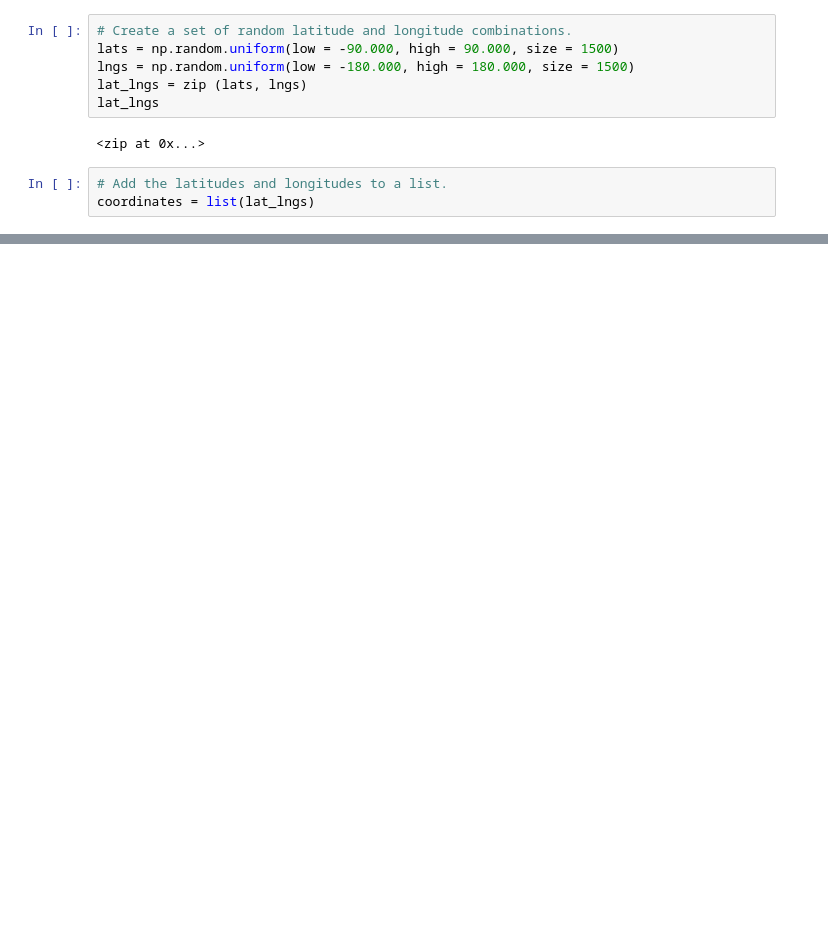
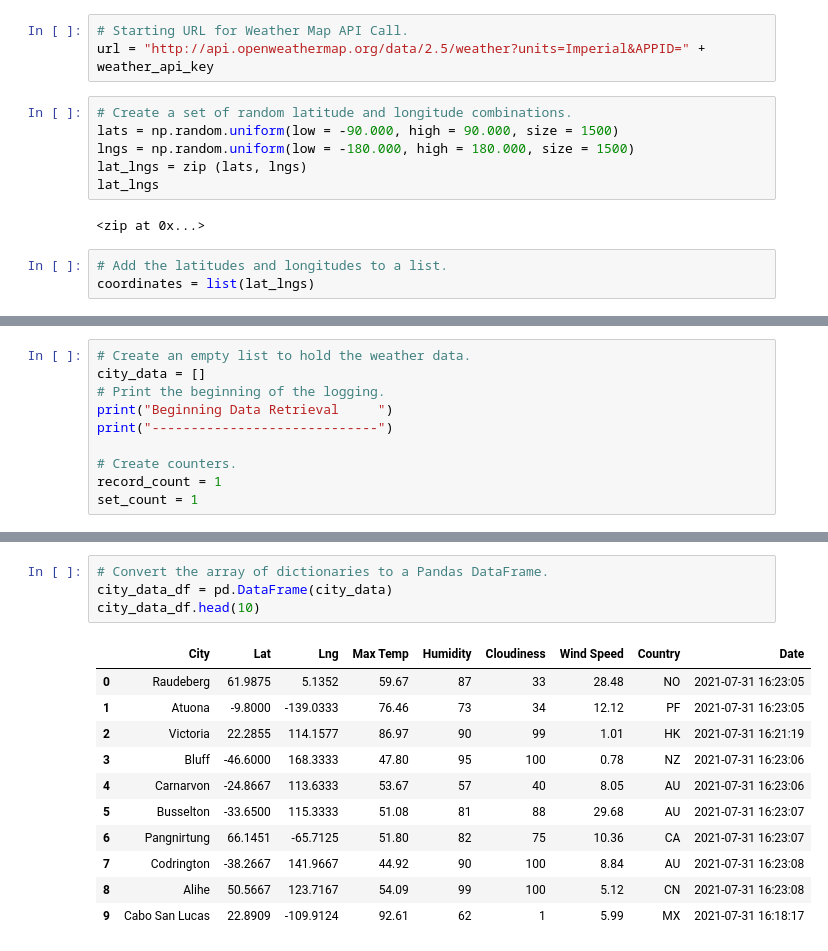
Before and after one commit to mabuckjr/World_Weather_Analysis, a Jupyter notebook: WeatherPy.ipynb, the cells around one changed output, grey strips where cells are left out. Cells and saved outputs as stored; diff of their text form; blank space fills up the shorter version.

Commit message:
Adding changes to gitignore, weatherpy, and csv

```diff
--- a/WeatherPy.ipynb
+++ b/WeatherPy.ipynb
@@ -6,4 +10,7 @@ import numpy as np
 from citipy import citipy
+# %%
+# Starting URL for Weather Map API Call.
+url = "http://api.openweathermap.org/data/2.5/weather?units=Imperial&APPID=" + weather_api_key
 # %%
 # Create a set of random latitude and longitude combinations.
 lats = np.random.uniform(low = -90.000, high = 90.000, size = 1500)
@@ -31,0 +62,10 @@ len(cities)
+# %%
+# Create an empty list to hold the weather data.
+city_data = []
+# Print the beginning of the logging.
+print("Beginning Data Retrieval     ")
+print("-----------------------------")
+
+# Create counters.
+record_count = 1
+set_count = 1
@@ -31,0 +142,16 @@ len(cities)
+# %%
+# Convert the array of dictionaries to a Pandas DataFrame.
+city_data_df = pd.DataFrame(city_data)
+city_data_df.head(10)
+# %% [output]
+|  | City | Lat | Lng | Max Temp | Humidity | Cloudiness | Wind Speed | Country | Date |
+| 0 | Raudeberg | 61.9875 | 5.1352 | 59.67 | 87 | 33 | 28.48 | NO | 2021-07-31 16:23:05 |
+| 1 | Atuona | -9.8000 | -139.0333 | 76.46 | 73 | 34 | 12.12 | PF | 2021-07-31 16:23:05 |
+| 2 | Victoria | 22.2855 | 114.1577 | 86.97 | 90 | 99 | 1.01 | HK | 2021-07-31 16:21:19 |
+| 3 | Bluff | -46.6000 | 168.3333 | 47.80 | 95 | 100 | 0.78 | NZ | 2021-07-31 16:23:06 |
+| 4 | Carnarvon | -24.8667 | 113.6333 | 53.67 | 57 | 40 | 8.05 | AU | 2021-07-31 16:23:06 |
+| 5 | Busselton | -33.6500 | 115.3333 | 51.08 | 81 | 88 | 29.68 | AU | 2021-07-31 16:23:07 |
+| 6 | Pangnirtung | 66.1451 | -65.7125 | 51.80 | 82 | 75 | 10.36 | CA | 2021-07-31 16:23:07 |
+| 7 | Codrington | -38.2667 | 141.9667 | 44.92 | 90 | 100 | 8.84 | AU | 2021-07-31 16:23:08 |
+| 8 | Alihe | 50.5667 | 123.7167 | 54.09 | 99 | 100 | 5.12 | CN | 2021-07-31 16:23:08 |
+| 9 | Cabo San Lucas | 22.8909 | -109.9124 | 92.61 | 62 | 1 | 5.99 | MX | 2021-07-31 16:18:17 |
```
Also changed, not shown: parts of 8 cells of this notebook, 2 other files.
